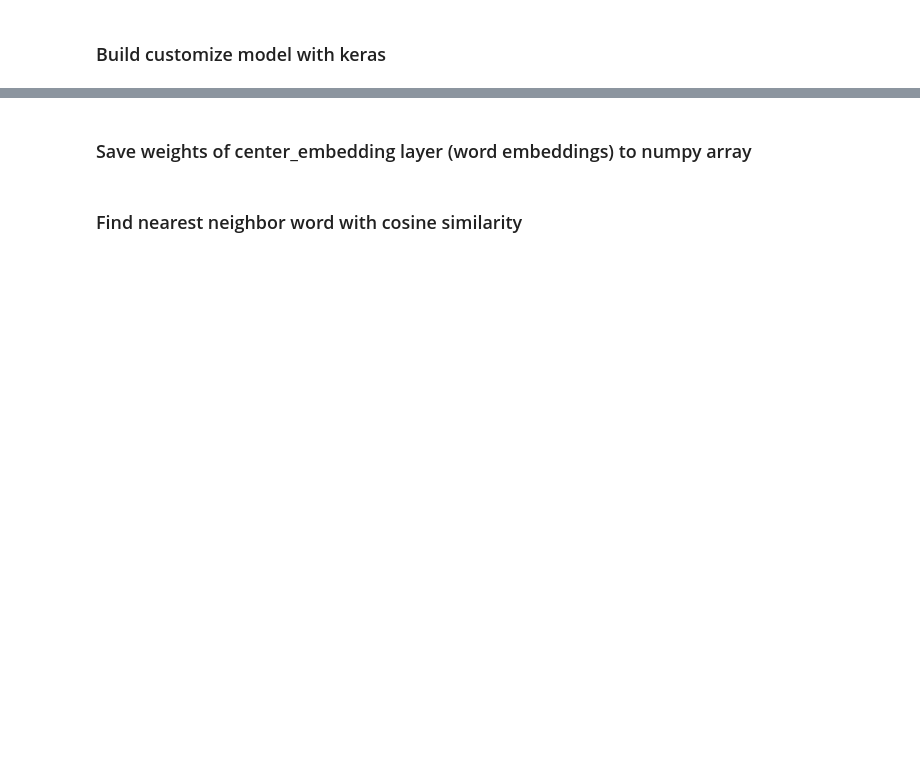
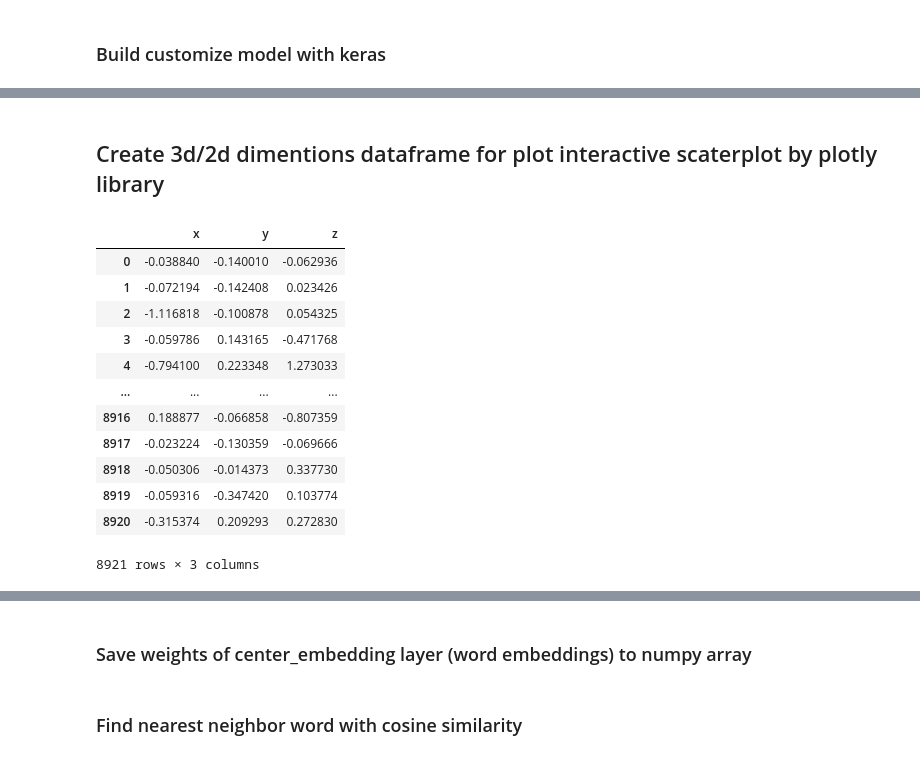
Before and after one commit to MojTabaa4/word2vec_project, a Jupyter notebook: word2vec_negative_sampling.ipynb, the cells around one changed output, grey strips where cells are left out. Cells and saved outputs as stored; diff of their text form; code cells hidden in the pictures; blank space fills up the shorter version.

Commit message:
Add interactive 2d/2d scatter plot with plotly library

```diff
--- a/word2vec_negative_sampling.ipynb
+++ b/word2vec_negative_sampling.ipynb
@@ -269,0 +393,26 @@ weights.shape
+# %% [markdown]
+## Create 3d/2d dimentions dataframe for plot interactive scaterplot by plotly library
+# %%
+from sklearn.decomposition import PCA
+
+three_dim = PCA(random_state=0).fit_transform(weights)[:,:3]
+dims3d = pd.DataFrame(three_dim, columns=['x', 'y', 'z'])
+
+two_dim = PCA(random_state=0).fit_transform(weights)[:,:2]
+dims2d = pd.DataFrame(two_dim, columns=['x', 'y'])
+
+dims3d
+# %% [output]
+|  | x | y | z |
+| 0 | -0.038840 | -0.140010 | -0.062936 |
+| 1 | -0.072194 | -0.142408 | 0.023426 |
+| 2 | -1.116818 | -0.100878 | 0.054325 |
+| 3 | -0.059786 | 0.143165 | -0.471768 |
+| 4 | -0.794100 | 0.223348 | 1.273033 |
+| ... | ... | ... | ... |
+| 8916 | 0.188877 | -0.066858 | -0.807359 |
+| 8917 | -0.023224 | -0.130359 | -0.069666 |
+| 8918 | -0.050306 | -0.014373 | 0.337730 |
+| 8919 | -0.059316 | -0.347420 | 0.103774 |
+| 8920 | -0.315374 | 0.209293 | 0.272830 |
+8921 rows × 3 columns
```
Also changed, not shown: parts of 19 cells of this notebook, 4 other files.
